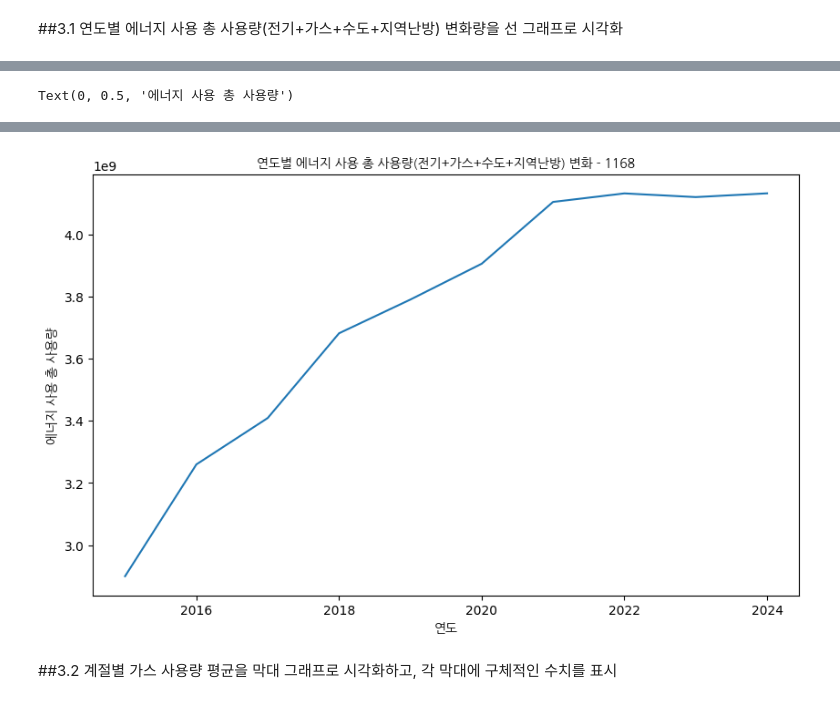
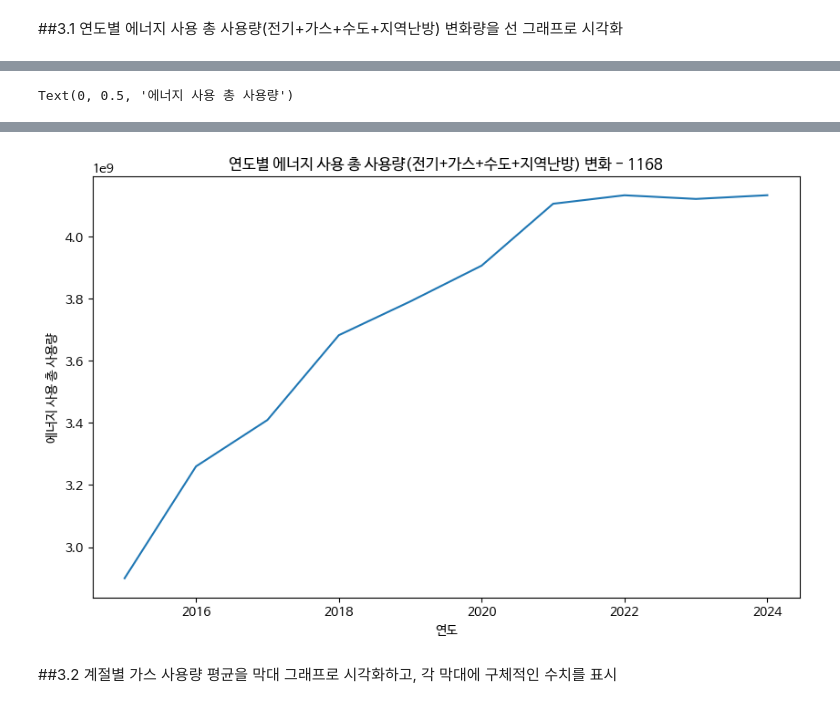
Before and after one commit to geelmens/Data-Analysis-with-Open-Source, a Jupyter notebook: 오픈소스_데이터_분석_4강.ipynb, the cells around one changed output, grey strips where cells are left out. Cells and saved outputs as stored; diff of their text form; code cells hidden in the pictures.

```diff
--- a/오픈소스_데이터_분석_4강.ipynb
+++ b/오픈소스_데이터_분석_4강.ipynb
@@ -323,7 +305,7 @@ fc-cache: succeeded
 # %%
 import matplotlib.pyplot as plt
+plt.rc('font',family='NanumBarunGothic')
 
-plt.rc('font', family='NanumGothic')
 #총 사용량 변수 생성
 df_fin['TUS'] = df_fin[['EUS','GUS','WUS','HUS']].sum(axis=1)
 
@@ -333,8 +315,8 @@ annual_tus = df_fin.groupby('YEAR')['TUS'].sum().reset_index()
 #시각화
 plt.figure(figsize=(10,6))
 plt.plot(annual_tus['YEAR'], annual_tus['TUS'])
-plt.title('연도별 에너지 사용 총 사용량(전기+가스+수도+지역난방) 변화 - 1168', fontproperties=font_prop)
-plt.xlabel('연도', fontproperties=font_prop)
-plt.ylabel('에너지 사용 총 사용량', fontproperties=font_prop)
+plt.title('연도별 에너지 사용 총 사용량(전기+가스+수도+지역난방) 변화 - 1168')
+plt.xlabel('연도')
+plt.ylabel('에너지 사용 총 사용량')
 # %% [output]
 Text(0, 0.5, '에너지 사용 총 사용량')
@@ -358,4 +323,4 @@ WARNING:matplotlib.font_manager:findfont: Font family 'NanumGothic' not found.
-[figure, old version]
+[figure, new version]
 # %% [markdown]
 ##3.2
 계절별 가스 사용량 평균을 막대 그래프로 시각화하고, 각 막대에 구체적인 수치를 표시
```
Also changed, not shown: parts of 7 cells of this notebook.
